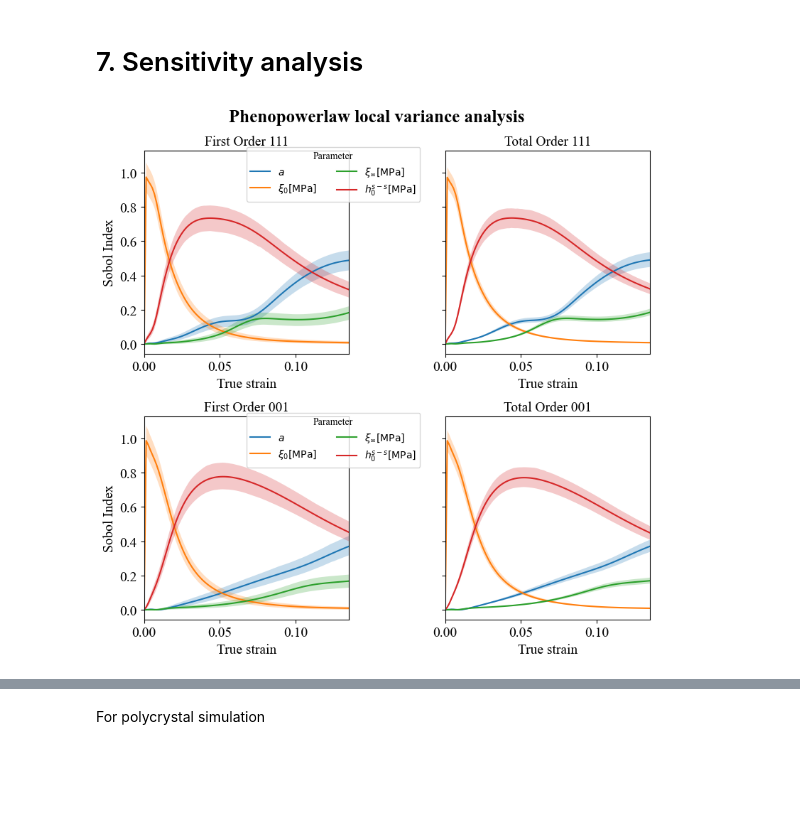
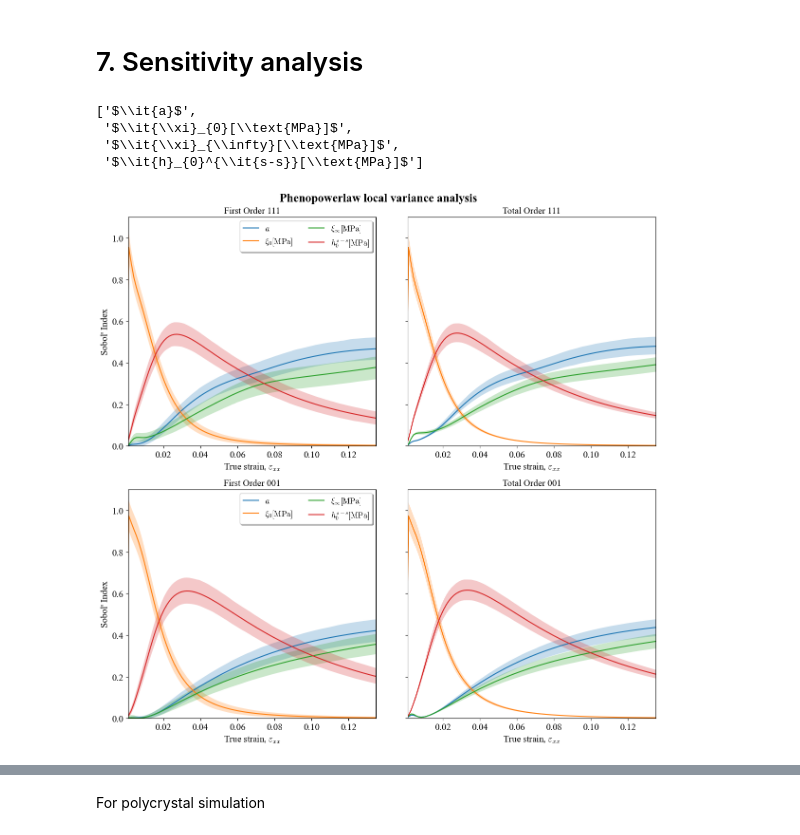
Before and after one commit to mattywarner/PhD_work_package_1, a Jupyter notebook: second_year_report/phenopowerlaw_400_samples_parallel_calibration.ipynb, the cells around one changed output, grey strips where cells are left out. Saved outputs shown, nothing was run; the diff lists cells and outputs as text; code cells hidden in the pictures; blank space fills up the shorter version.

Commit message:
Added Sobol' sensitivity analysis plots.

```diff
--- a/second_year_report/phenopowerlaw_400_samples_parallel_calibration.ipynb
+++ b/second_year_report/phenopowerlaw_400_samples_parallel_calibration.ipynb
@@ -923,6 +923,12 @@ ax_cali_pheno.legend(handles=legend_elements_cali_pheno, ncol=1, fontsize = 16,
 [figure]
 # %% [markdown]
 # 7. Sensitivity analysis
+# %%
+# Set parameter ranges according to MCMC posteriors
+posterior_param_range = np.array([[0.5,3], [0.4,3.5], [120,420], [270,375]])
+
+pheno_surrogates[0].parameter_range = posterior_param_range
+pheno_surrogates[1].parameter_range = posterior_param_range
 # %%
 mean_stdevs = [a_means_and_stdevs[1][0], xi_0_mean_and_stdev[1], xi_inf_means_and_stdevs[1][0], h_0_mean_and_stdev[1]]
 # %%
@@ -931,12 +937,19 @@ pheno_surrogates[1].parameter_mean = mean_params
 pheno_surrogates[0].parameter_std = mean_stdevs
 pheno_surrogates[1].parameter_std = mean_stdevs
 # %%
-local_sobol_pheno_111 = pheno_surrogates[0].generate_sobol(n=2**10, use_fit=True)
-local_sobol_pheno_001 = pheno_surrogates[1].generate_sobol(n=2**10, use_fit=True)
+local_sobol_pheno_111 = pheno_surrogates[0].generate_sobol(n=2**10, use_fit=False)
+local_sobol_pheno_001 = pheno_surrogates[1].generate_sobol(n=2**10, use_fit=False)
 boot_pheno_111 = local_sobol_pheno_111.bootstrap()
 boot_pheno_001 = local_sobol_pheno_001.bootstrap()
+# %%
+pheno_fitting_param_names
+# %% [output]
+['$\\it{a}$',
+ '$\\it{\\xi}_{0}[\\text{MPa}]$',
+ '$\\it{\\xi}_{\\infty}[\\text{MPa}]$',
+ '$\\it{h}_{0}^{\\it{s-s}}[\\text{MPa}]$']
 # %%
-fig_pheno_sobol,axs_pheno_sobol=plt.subplots(2,2,sharey=True,figsize=(8,8))
+fig_pheno_sobol,axs_pheno_sobol=plt.subplots(2,2,sharey=True,figsize=(12,12))
 
 for i in range(len(pheno_fitting_param_names)):
 
@@ -960,43 +973,59 @@ for i in range(len(pheno_fitting_param_names)):
     axs_pheno_sobol[0][0].plot(strain_incs,local_sobol_pheno_111.first_order[:,i],label=fr'{pheno_fitting_param_names[i]}') #label=fitting_param_names[i])
     axs_pheno_sobol[0][1].plot(strain_incs,local_sobol_pheno_111.total_order[:,i],label=fr'{pheno_fitting_param_names[i]}')
     axs_pheno_sobol[1][0].plot(strain_incs,local_sobol_pheno_001.first_order[:,i],label=fr'{pheno_fitting_param_names[i]}') #label=fitting_param_names[i])
     axs_pheno_sobol[1][1].plot(strain_incs,local_sobol_pheno_001.total_order[:,i],label=fr'{pheno_fitting_param_names[i]}')
 
 #Graph stuff
 fig_pheno_sobol.suptitle('Phenopowerlaw local variance analysis',weight='bold', fontsize = 18)
 #fig.suptitle('Polycrystalline copper variance analysis',weight='bold', fontsize = 18)
 
-axs_pheno_sobol[0][0].legend(title='Parameter', loc = (0.5, 0.75), ncol = 2)
-axs_pheno_sobol[0][0].set_ylabel('Sobol Index', fontsize=14)
-axs_pheno_sobol[0][0].set_xlabel('True strain', fontsize=14)
-axs_pheno_sobol[0][1].set_xlabel('True strain', fontsize=14)
+L_111 = axs_pheno_sobol[0][0].legend(loc = (0.45, 0.85), ncol = 2, fontsize = 12, shadow = True)
+axs_pheno_sobol[0][0].set_ylabel("Sobol' Index", fontsize=14)
+axs_pheno_sobol[0][0].set_xlabel(r'True strain, $\varepsilon_{xx}$', fontsize=14, math_fontfamily = 'cm')
+axs_pheno_sobol[0][1].set_xlabel(r'True strain, $\varepsilon_{xx}$', fontsize=14, math_fontfamily = 'cm')
 
-axs_pheno_sobol[1][0].legend(title='Parameter', loc = (0.5, 0.75), ncol = 2)
-axs_pheno_sobol[1][0].set_ylabel('Sobol Index', fontsize=14)
-axs_pheno_sobol[1][0].set_xlabel('True strain', fontsize=14)
-axs_pheno_sobol[1][1].set_xlabel('True strain', fontsize=14)
+L_001 = axs_pheno_sobol[1][0].legend(loc = (0.45, 0.85), ncol = 2, fontsize = 12, shadow = True)
+axs_pheno_sobol[1][0].set_ylabel("Sobol' Index", fontsize=14)
+axs_pheno_sobol[1][0].set_xlabel(r'True strain, $\varepsilon_{xx}$', fontsize=14, math_fontfamily = 'cm')
+axs_pheno_sobol[1][1].set_xlabel(r'True strain, $\varepsilon_{xx}$', fontsize=14, math_fontfamily = 'cm')
 #axs[0].set_xscale('log')
 #axs[1].set_xscale('log')
-axs_pheno_sobol[0][0].set_xlim(min(strain_incs), max(strain_incs))
-axs_pheno_sobol[0][1].set_xlim(min(strain_incs), max(strain_incs))
-axs_pheno_sobol[1][0].set_xlim(min(strain_incs), max(strain_incs))
-axs_pheno_sobol[1][1].set_xlim(min(strain_incs), max(strain_incs))
+#axs_pheno_sobol[0][0].set_xlim(min(strain_incs), max(strain_incs))
+#axs_pheno_sobol[0][1].set_xlim(min(strain_incs), max(strain_incs))
+#axs_pheno_sobol[1][0].set_xlim(min(strain_incs), max(strain_incs))
+#axs_pheno_sobol[1][1].set_xlim(min(strain_incs), max(strain_incs))
 #axs[0].set_ylim(1e-3)
 #axs[1].set_ylim(1e-3)
+
+for text in L_111.get_texts():
+    text.set_math_fontfamily('cm')
+for text in L_001.get_texts():
+    text.set_math_fontfamily('cm')
+
+
+axs_pheno_sobol[0][0].set_xlim(0.001, max(strain_incs))
+axs_pheno_sobol[0][1].set_xlim(0.001, max(strain_incs))
+axs_pheno_sobol[1][0].set_xlim(0.001, max(strain_incs))
+axs_pheno_sobol[1][1].set_xlim(0.001, max(strain_incs))
+
+axs_pheno_sobol[0][0].set_ylim(0)
+axs_pheno_sobol[0][1].set_ylim(0)
+axs_pheno_sobol[1][0].set_ylim(0)
+axs_pheno_sobol[1][1].set_ylim(0)
 
 
 
 axs_pheno_sobol[0][0].set_title('First Order 111', fontsize=14)
 axs_pheno_sobol[0][1].set_title('Total Order 111', fontsize=14)
 axs_pheno_sobol[1][0].set_title('First Order 001', fontsize=14)
 axs_pheno_sobol[1][1].set_title('Total Order 001', fontsize=14)
 axs_pheno_sobol[0][0].tick_params(labelsize=14)
 axs_pheno_sobol[0][1].tick_params(labelsize=14)
 axs_pheno_sobol[1][0].tick_params(labelsize=14)
 axs_pheno_sobol[1][1].tick_params(labelsize=14)
 #axs[0].set_yscale('log')
 #axs[1].set_yscale('log')
 
 fig_pheno_sobol.tight_layout()
 # %% [output]
-[figure, old version]
+[figure, new version]
```
Also changed, not shown: parts of 3 cells of this notebook, 3 other files.
